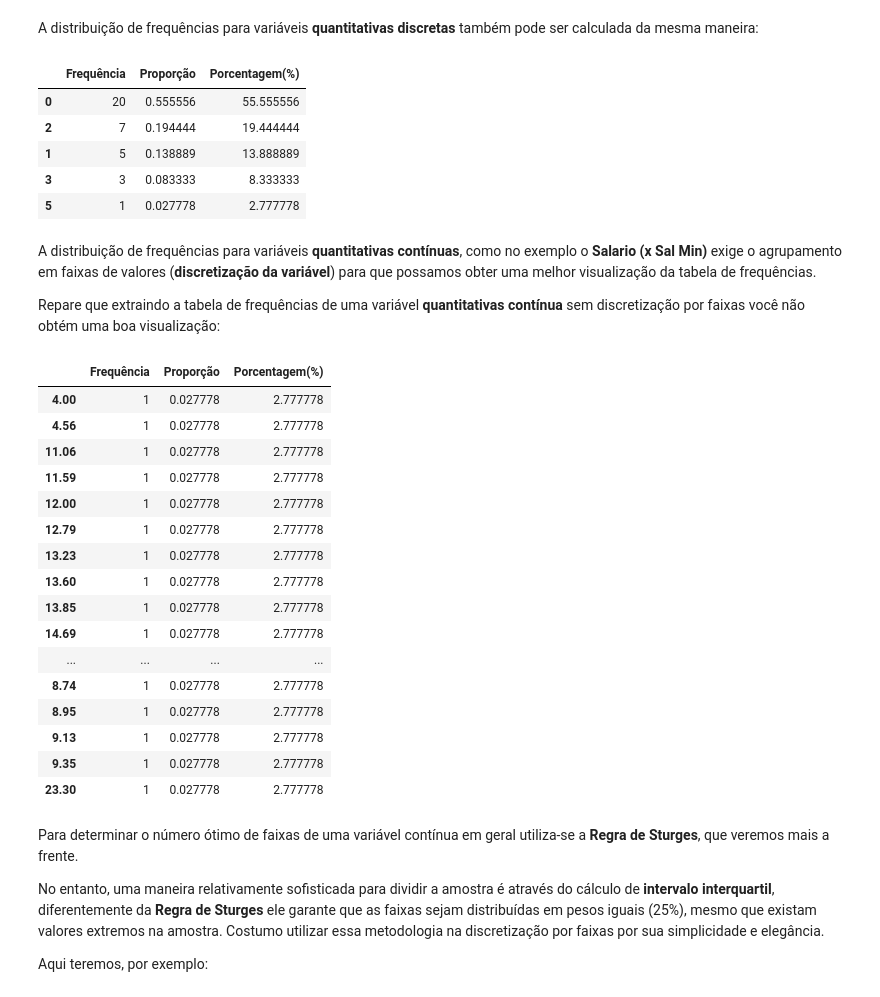
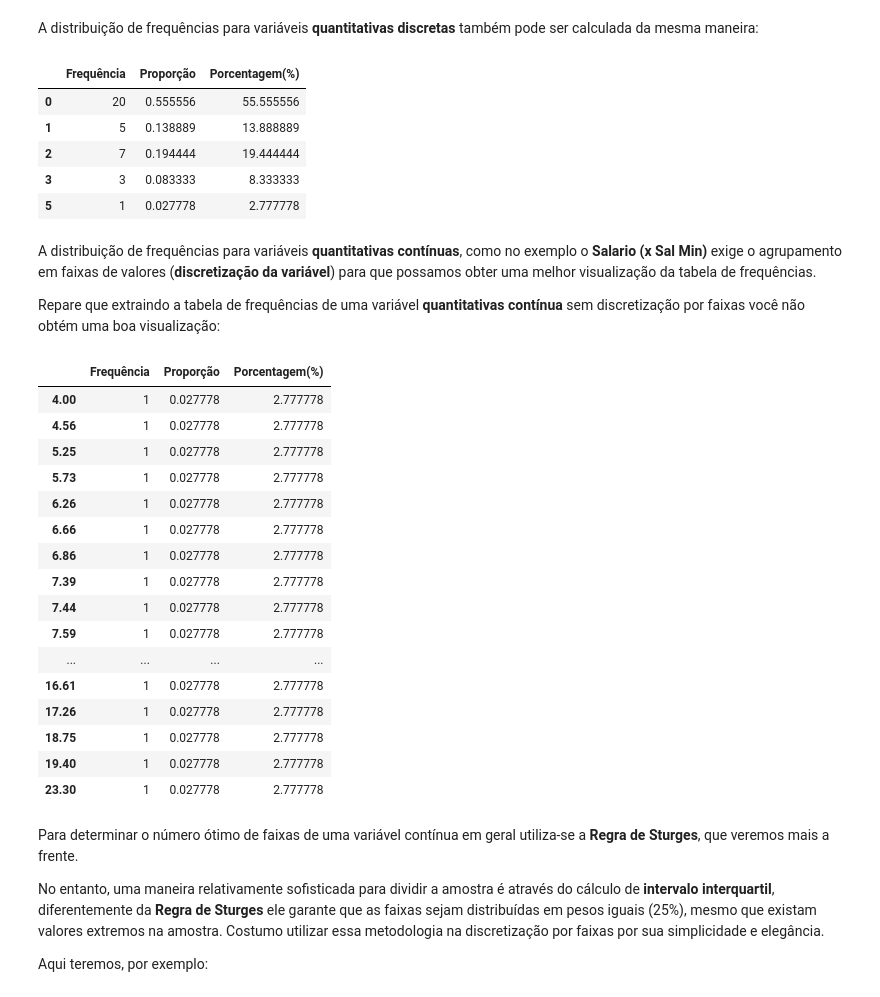
Before and after one commit to TerezaBoada/Estatistica, a Jupyter notebook: 1.1. Resumo de Dados.ipynb, the cells around one changed output. Drawn from its saved outputs; the diff is of its cells as text; code cells hidden in the pictures.

```diff
--- a/1.1. Resumo de Dados.ipynb
+++ b/1.1. Resumo de Dados.ipynb
@@ -206,13 +206,14 @@ A distribuição de frequências para variáveis **quantitativas discretas** tam
 frequencia = df['N de Filhos'].value_counts()
 proporcao = df['N de Filhos'].value_counts(normalize = True)
 percentual = df['N de Filhos'].value_counts(normalize = True)*100
-dist_freq_qualitativas = pd.DataFrame({'Frequência': frequencia, 'Proporção': proporcao, 'Porcentagem(%)': percentual})
-dist_freq_qualitativas
+dist_freq_quantitativas = pd.DataFrame({'Frequência': frequencia, 'Proporção': proporcao, 'Porcentagem(%)': percentual})
+dist_freq_quantitativas = dist_freq_quantitativas.sort_index()
+dist_freq_quantitativas
 # %% [output]
 |  | Frequência | Proporção | Porcentagem(%) |
 | 0 | 20 | 0.555556 | 55.555556 |
+| 1 | 5 | 0.138889 | 13.888889 |
 | 2 | 7 | 0.194444 | 19.444444 |
-| 1 | 5 | 0.138889 | 13.888889 |
 | 3 | 3 | 0.083333 | 8.333333 |
 | 5 | 1 | 0.027778 | 2.777778 |
 # %% [markdown]
@@ -222,27 +223,28 @@ Repare que extraindo a tabela de frequências de uma variável **quantitativas c
 # %%
 #Então calcula-se a frequência por faixa para melhor vizualização
 frequencia = df['Salario (x Sal Min)'].value_counts()
 proporcao = df['Salario (x Sal Min)'].value_counts(normalize = True)
 percentual = df['Salario (x Sal Min)'].value_counts(normalize = True)*100
 dist_freq_quantitativas = pd.DataFrame({'Frequência': frequencia, 'Proporção': proporcao, 'Porcentagem(%)': percentual})
+dist_freq_quantitativas = dist_freq_quantitativas.sort_index()
 dist_freq_quantitativas
 # %% [output]
 |  | Frequência | Proporção | Porcentagem(%) |
 | 4.00 | 1 | 0.027778 | 2.777778 |
 | 4.56 | 1 | 0.027778 | 2.777778 |
-| 11.06 | 1 | 0.027778 | 2.777778 |
-| 11.59 | 1 | 0.027778 | 2.777778 |
-| 12.00 | 1 | 0.027778 | 2.777778 |
-| 12.79 | 1 | 0.027778 | 2.777778 |
-| 13.23 | 1 | 0.027778 | 2.777778 |
-| 13.60 | 1 | 0.027778 | 2.777778 |
-| 13.85 | 1 | 0.027778 | 2.777778 |
-| 14.69 | 1 | 0.027778 | 2.777778 |
+| 5.25 | 1 | 0.027778 | 2.777778 |
+| 5.73 | 1 | 0.027778 | 2.777778 |
+| 6.26 | 1 | 0.027778 | 2.777778 |
+| 6.66 | 1 | 0.027778 | 2.777778 |
+| 6.86 | 1 | 0.027778 | 2.777778 |
+| 7.39 | 1 | 0.027778 | 2.777778 |
+| 7.44 | 1 | 0.027778 | 2.777778 |
+| 7.59 | 1 | 0.027778 | 2.777778 |
 | ... | ... | ... | ... |
-| 8.74 | 1 | 0.027778 | 2.777778 |
-| 8.95 | 1 | 0.027778 | 2.777778 |
-| 9.13 | 1 | 0.027778 | 2.777778 |
-| 9.35 | 1 | 0.027778 | 2.777778 |
+| 16.61 | 1 | 0.027778 | 2.777778 |
+| 17.26 | 1 | 0.027778 | 2.777778 |
+| 18.75 | 1 | 0.027778 | 2.777778 |
+| 19.40 | 1 | 0.027778 | 2.777778 |
 | 23.30 | 1 | 0.027778 | 2.777778 |
 # %% [markdown]
 Para determinar o número ótimo de faixas de uma variável contínua em geral utiliza-se a **Regra de Sturges**, que veremos mais a frente.
```
Also changed, not shown: parts of 51 cells of this notebook.
